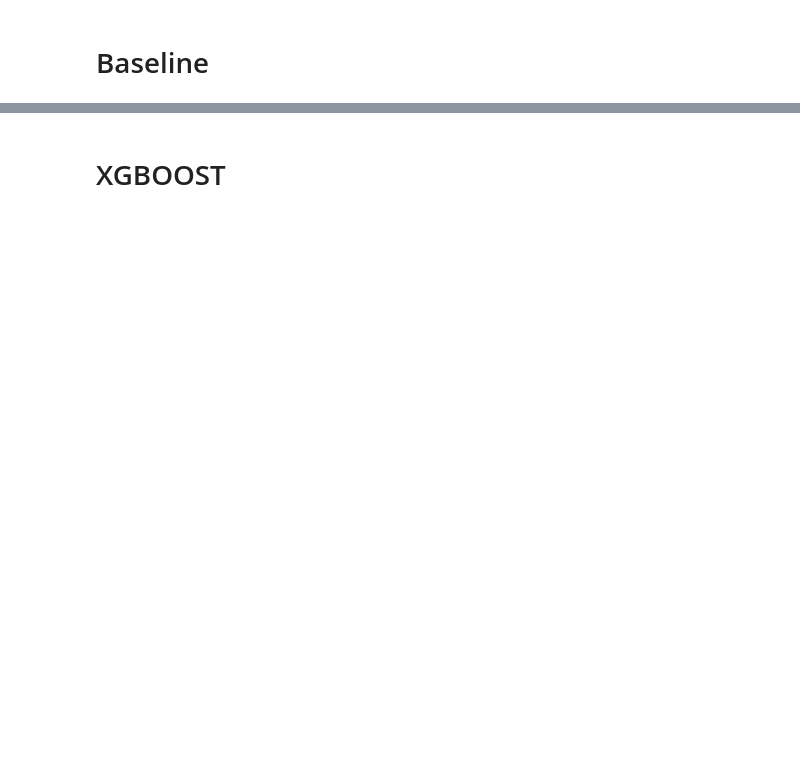
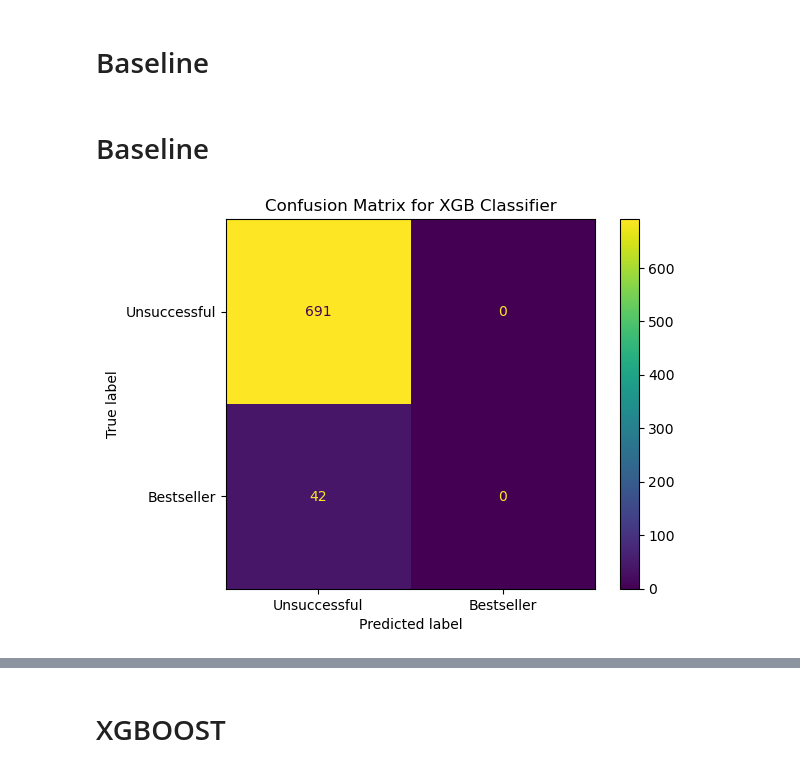
Before and after one commit to Booookkkkkssss/books_main, a Jupyter notebook: navs-folder/modeling.ipynb, the cells around one changed output, grey strips where cells are left out. Cells and saved outputs as stored; diff of their text form; code cells hidden in the pictures; blank space fills up the shorter version.

```diff
--- a/navs-folder/modeling.ipynb
+++ b/navs-folder/modeling.ipynb
@@ -93,10 +72,0 @@ y_train = train['successful']
-# %%
-x_test = test.drop(columns= "successful")
-y_test = test['successful']
-# %%
-x_train = x_train.reset_index(drop= True)
-y_train = y_train.reset_index(drop= True)
-# %%
-
-x_test = x_test.reset_index(drop= True)
-y_test = y_test.reset_index(drop= True)
@@ -243,0 +152,2 @@ from sklearn.metrics import recall_score
+# %% [markdown]
+# Baseline
@@ -243,0 +156,12 @@ from sklearn.metrics import recall_score
+# %%
+cm = confusion_matrix(y_test['successful'], y_test['baseline'])
+
+    # plot confusion matrix
+disp = ConfusionMatrixDisplay(confusion_matrix=cm,
+                              display_labels=['Unsuccessful', 'Bestseller'])
+disp.plot()
+disp.ax_.set_title("Confusion Matrix for XGB Classifier")
+
+plt.show()
+# %% [output]
+[figure, added]
```
Also changed, not shown: parts of 147 cells of this notebook, 4 other files.
